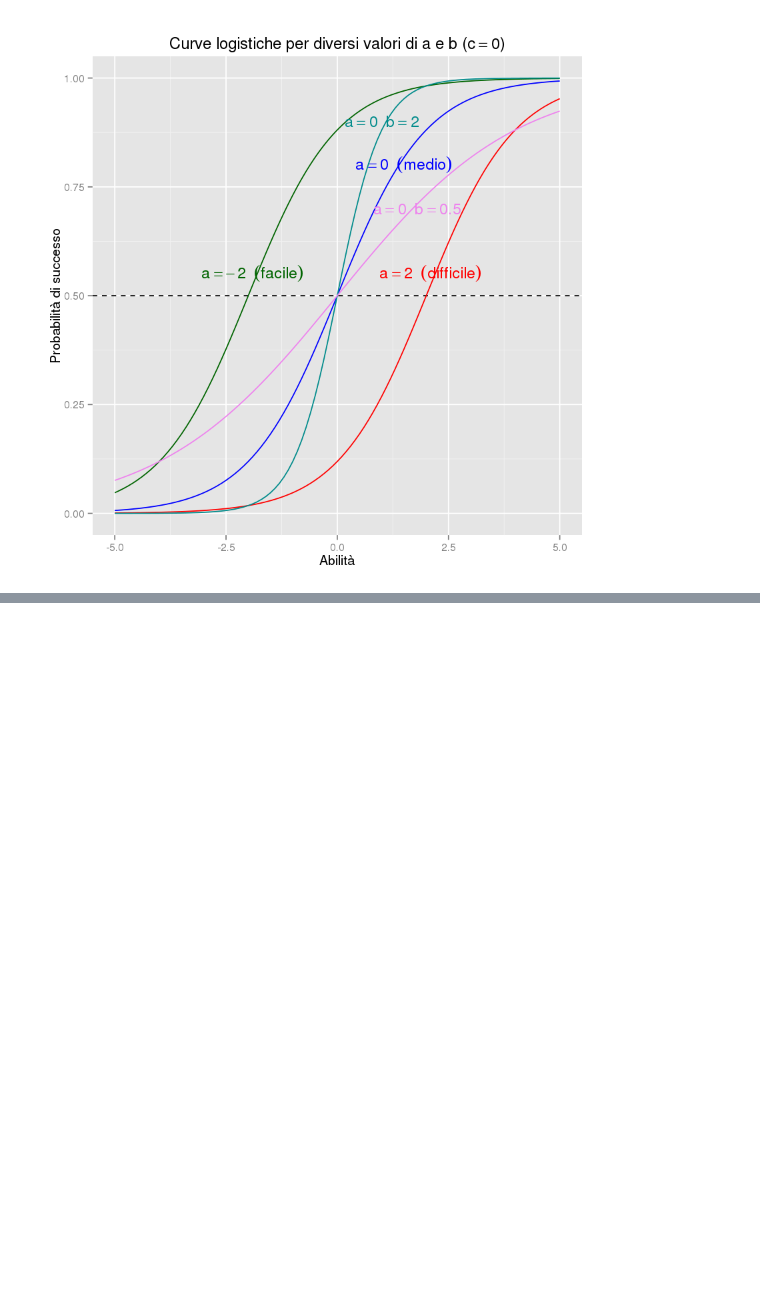
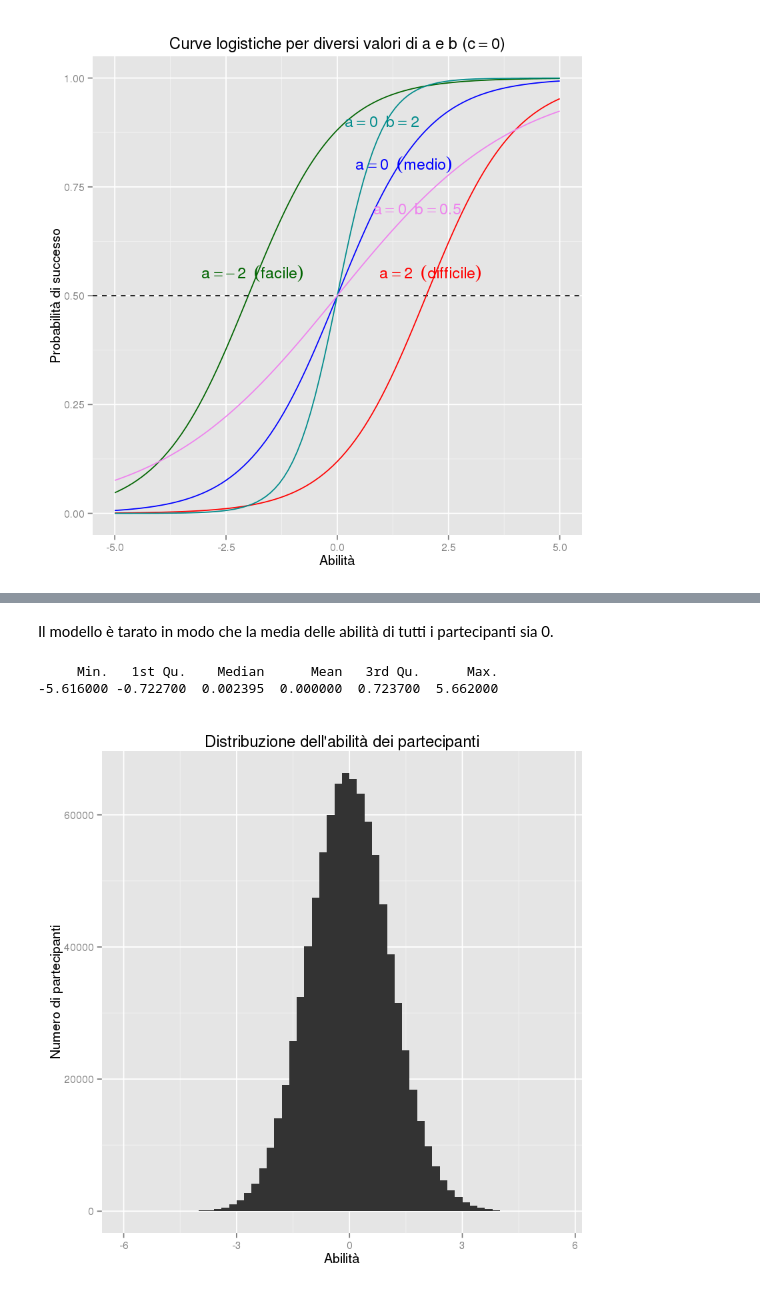
Before and after one commit to monga/bebras-it-nb, a Jupyter notebook: bebras-it.ipynb, the cells around one changed output, grey strips where cells are left out. Drawn from its saved outputs; the diff is of its cells as text; code cells hidden in the pictures; blank space fills up the shorter version.

```diff
--- a/bebras-it.ipynb
+++ b/bebras-it.ipynb
@@ -44,0 +49,29 @@ p
+# %%
+library("rstan")
+load("fit.RData") # carica l'oggetto fit
+obs <- read_rdump("bebras-all.data.R")
+fitted_pars <- rstan::extract(fit, permuted=TRUE)
+source("qnames.R")
+# %%
+teams <- NULL
+teams$kilo <- obs$rtaker[(obs$rquiz == 1)]
+teams$mega <- obs$rtaker[(obs$rquiz == 16)]
+teams$giga <- obs$rtaker[(obs$rquiz == 31)]
+teams$tera <- obs$rtaker[(obs$rquiz == 46)]
+teams$peta <- obs$rtaker[(obs$rquiz == 61)]
+# %% [markdown]
+Il modello è tarato in modo che la media delle abilità di tutti i partecipanti sia 0.
+# %%
+summary(c(fitted_pars$ability[,]))
+# %% [output]
+     Min.   1st Qu.    Median      Mean   3rd Qu.      Max.
+-5.616000 -0.722700  0.002395  0.000000  0.723700  5.662000
+# %%
+df <- as.data.frame(fitted_pars)
+# %%
+p <- ggplot(df, aes(x=c(fitted_pars$ability[,teams$kilo]))) + geom_histogram(binwidth=.2)
+p <- p + labs(title="Distribuzione dell'abilità dei partecipanti",
+              x="Abilità", y="Numero di partecipanti")
+p
+# %% [output]
+[figure, added]
```
Also changed, not shown: parts of 6 cells of this notebook, 2 other files.
